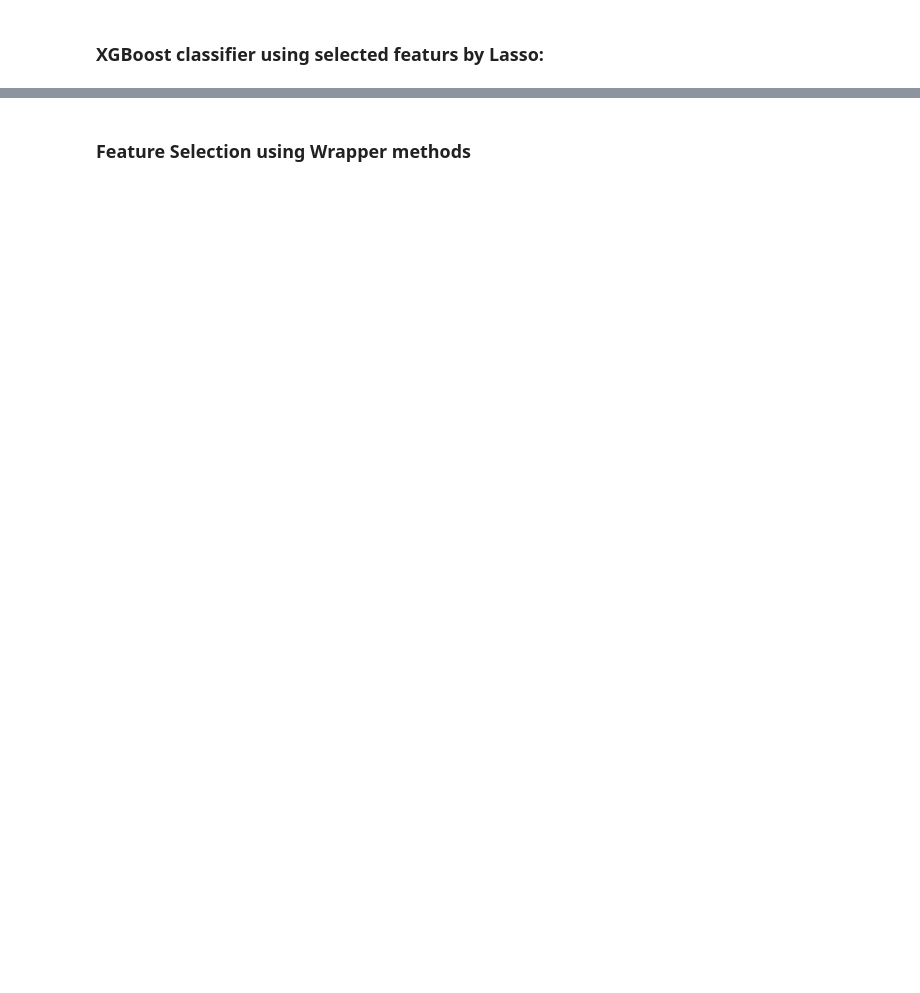
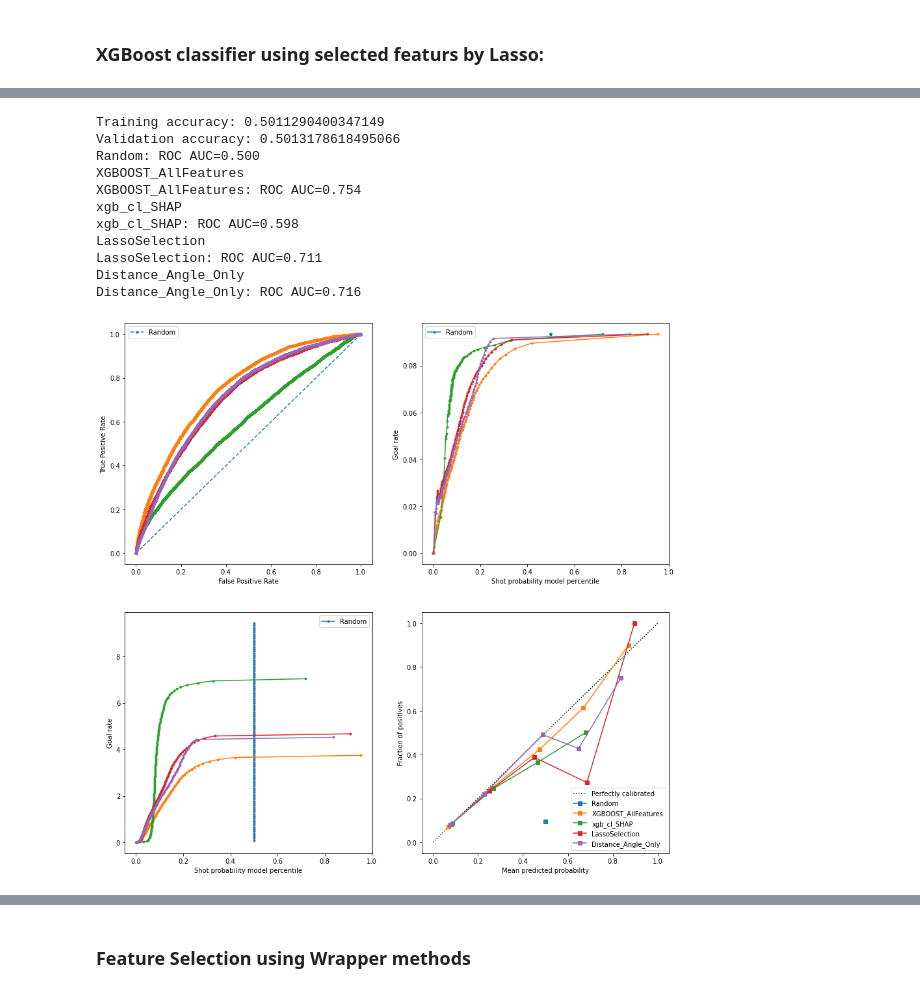
Before and after one commit to sorinmuchi/IFT6758, a Jupyter notebook: notebooks/5-AdvancedModels.ipynb, the cells around one changed output, grey strips where cells are left out. Cells and saved outputs as stored; diff of their text form; code cells hidden in the pictures; blank space fills up the shorter version.

```diff
--- a/notebooks/5-AdvancedModels.ipynb
+++ b/notebooks/5-AdvancedModels.ipynb
@@ -547,21 +405,20 @@ X_valXG_select=x_val[['distanceFromNet','distanceFromLastEvent','speed']]
 X_train1XG_select = X_trainXG_select.to_numpy().reshape(-1, len(X_trainXG_select.columns))
 X_val1XG_select = X_valXG_select.to_numpy().reshape(-1, len(X_trainXG_select.columns))
 
-xgb_clf_select = XGBClassifier().fit(X_train1XG_select, y_trainXG_select)
+xgb_clf_select = XGBClassifier().fit(X_train1XG_select, y_train)
 
 
 plot_importance(xgb_clf_select)
 
 
-train_score1 = xgb_clf_select.score(X_train1XG_select, y_trainXG_select)
-val_score1 = xgb_clf_select.score(X_val1XG_select, y_valXG_select)
+train_score1 = xgb_clf_select.score(X_train1XG_select, y_train)
+val_score1 = xgb_clf_select.score(X_val1XG_select, y_val)
 
 print(f'Training accuracy: {train_score1}')
 print(f'Validation accuracy: {val_score1}')
 preds_Val = xgb_clf_select.predict(X_val1XG_select)
-plot_ConfusionMatrix(preds_Val,y_valXG_select)
+plot_ConfusionMatrix(preds_Val,y_val)
 print(classification_report(y_val, preds_Val))
-displayFigures([xgb_clf,xgb_cl_SHAP,xgb_clf_select],[X_train1XG_All,X_trainXG_SHAP_,X_train1XG_select],[y_train,y_train],[X_val1XG_All,X_val1XG_SHAP,X_val1XG_select],[y_val,y_val,y_val],["XGBOOST_AllFeatures","xgb_cl_SHAP","LassoSelection"])
 #displayFigures(xgb_clf_select,X_train1XG_select,y_trainXG_select,X_val1XG_select,y_valXG_select,"XGBOOST_selectedFeatures_Lasso")
 # %% [output]
 Training accuracy: 0.9067115604056508
@@ -590,3 +436,18 @@ LassoSelection: ROC AUC=0.711
+# %%
+displayFigures([xgb_clf,xgb_cl_SHAP,xgb_clf_select,xgb_clf_Distance_Angle],[X_train1XG_All,X_trainXG_SHAP_,X_train1XG_select,X_train_1],[y_train],[X_val1XG_All,X_val1XG_SHAP,X_val1XG_select,X_val_1],[y_val],["XGBOOST_AllFeatures","xgb_cl_SHAP","LassoSelection","Distance_Angle_Only"])
+# %% [output]
+Training accuracy: 0.5011290400347149
+Validation accuracy: 0.5013178618495066
+Random: ROC AUC=0.500
+XGBOOST_AllFeatures
+XGBOOST_AllFeatures: ROC AUC=0.754
+xgb_cl_SHAP
+xgb_cl_SHAP: ROC AUC=0.598
+LassoSelection
+LassoSelection: ROC AUC=0.711
+Distance_Angle_Only
+Distance_Angle_Only: ROC AUC=0.716
+[figure, added]
 # %%
 from sklearn.linear_model import LogisticRegression
 
```
Also changed, not shown: parts of 28 cells of this notebook.
